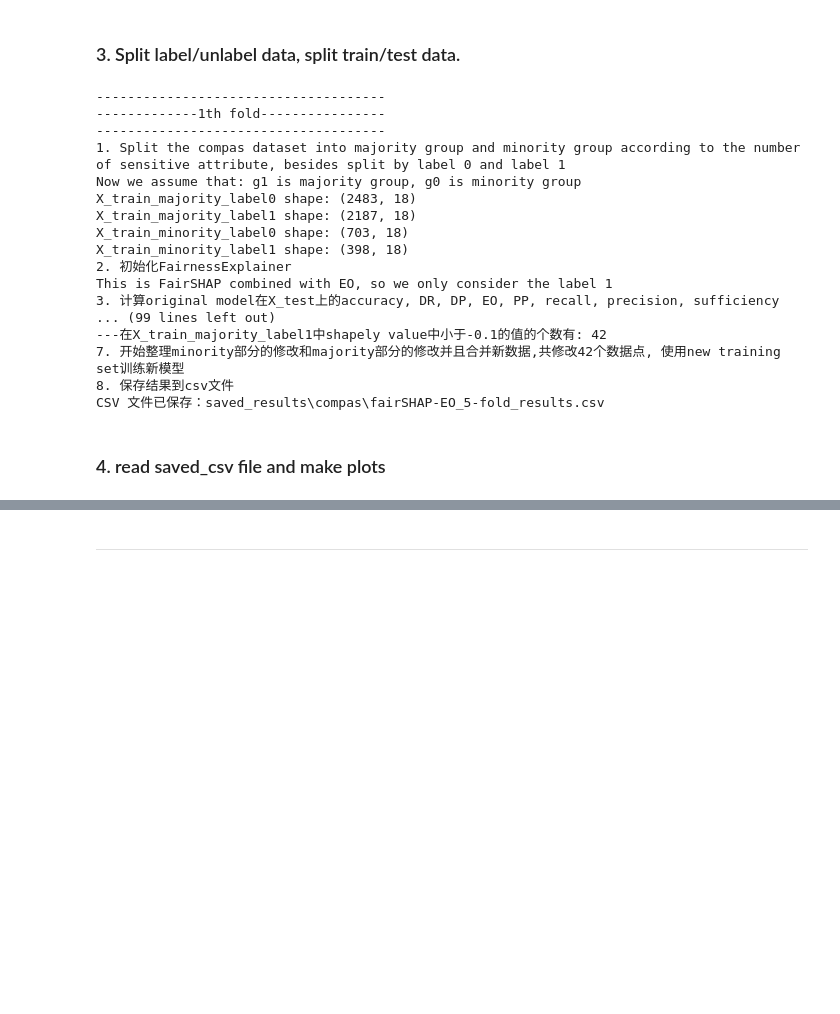
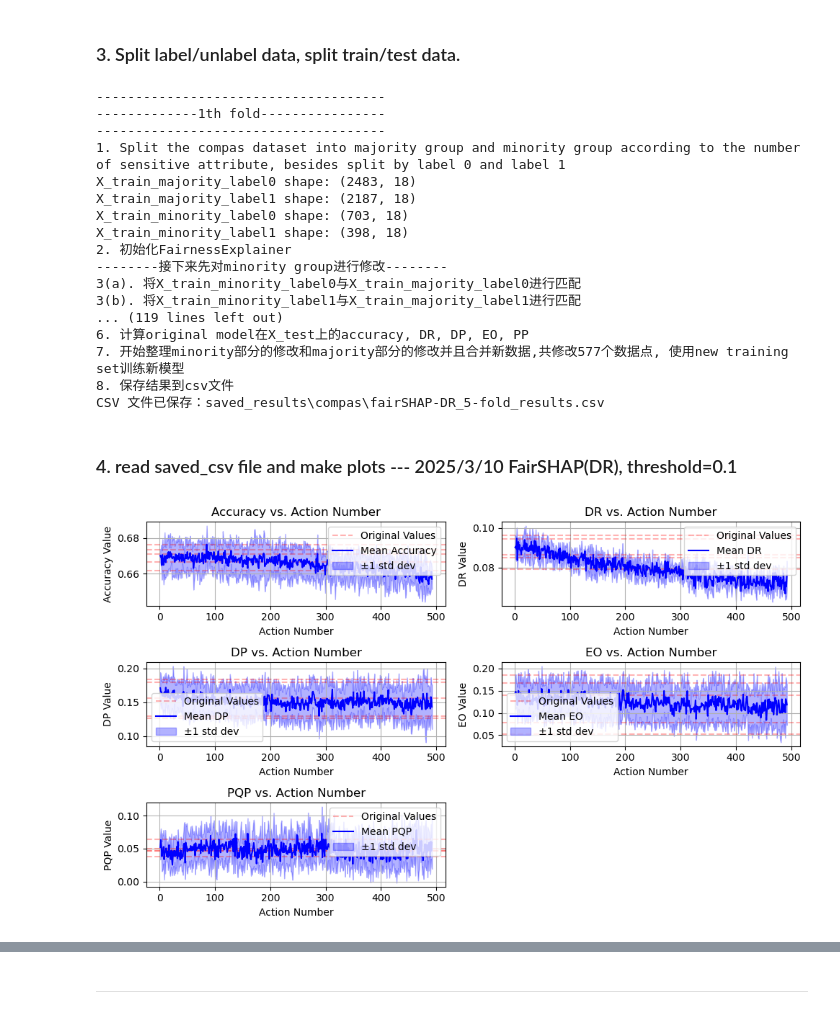
Before and after one commit to youlei202/FairSHAP, a Jupyter notebook: zzzz_5fold_compas.ipynb, the cells around one changed output, grey strips where cells are left out. Saved outputs shown, nothing was run; the diff lists cells and outputs as text; code cells hidden in the pictures; blank space fills up the shorter version.

Commit message:
renew viz functions and rerun first 3 datasets' experiments

```diff
--- a/zzzz_5fold_compas.ipynb
+++ b/zzzz_5fold_compas.ipynb
@@ -36,24 +36,24 @@ y = df['two_year_recid']
 # %%
 from src.evaluation.five_fold_cross_validation import evaluate_model
 model = XGBClassifier()
-evaluate_model(model=model, X_train=X, y_train=y, num_folds=5, dataset_name='compas', fairshap_base='EO')
+evaluate_model(model=model, X_train=X, y_train=y, num_folds=5, dataset_name='compas', fairshap_base='DR')
 # %% [output]
 -------------------------------------
 -------------1th fold----------------
 -------------------------------------
 1. Split the compas dataset into majority group and minority group according to the number of sensitive attribute, besides split by label 0 and label 1
-Now we assume that: g1 is majority group, g0 is minority group
 X_train_majority_label0 shape: (2483, 18)
 X_train_majority_label1 shape: (2187, 18)
 X_train_minority_label0 shape: (703, 18)
 X_train_minority_label1 shape: (398, 18)
 2. 初始化FairnessExplainer
-This is FairSHAP combined with EO, so we only consider the label 1
-3. 计算original model在X_test上的accuracy, DR, DP, EO, PP, recall, precision, sufficiency
-... (99 lines left out)
----在X_train_majority_label1中shapely value中小于-0.1的值的个数有: 42
-7. 开始整理minority部分的修改和majority部分的修改并且合并新数据,共修改42个数据点, 使用new training set训练新模型
+--------接下来先对minority group进行修改--------
+3(a). 将X_train_minority_label0与X_train_majority_label0进行匹配
+3(b). 将X_train_minority_label1与X_train_majority_label1进行匹配
+... (119 lines left out)
+6. 计算original model在X_test上的accuracy, DR, DP, EO, PP
+7. 开始整理minority部分的修改和majority部分的修改并且合并新数据,共修改577个数据点, 使用new training set训练新模型
 8. 保存结果到csv文件
-CSV 文件已保存：saved_results\compas\fairSHAP-EO_5-fold_results.csv
+CSV 文件已保存：saved_results\compas\fairSHAP-DR_5-fold_results.csv
 # %% [markdown]
-### 4. read saved_csv file and make plots
+### 4. read saved_csv file and make plots --- 2025/3/10 FairSHAP(DR), threshold=0.1
@@ -67,27 +60,61 @@ def extract_original_values(fold):
 # %%
 import pandas as pd
 import numpy as np
+from src.visualization.visualization2 import plot_results
 
-fold1 = pd.read_csv('saved_results/compas/1-fold_results.csv')
-fold2 = pd.read_csv('saved_results/compas/2-fold_results.csv')
-fold3 = pd.read_csv('saved_results/compas/3-fold_results.csv')
-fold4 = pd.read_csv('saved_results/compas/4-fold_results.csv')
-fold5 = pd.read_csv('saved_results/compas/5-fold_results.csv')
+def extract_original_values(fold):
+    original_accuracy = fold.loc[0, 'new_accuracy']
+    original_DR = fold.loc[0, 'new_DR']
+    original_DP = fold.loc[0, 'new_DP']
+    original_EO = fold.loc[0, 'new_EO']
+    original_PQP = fold.loc[0, 'new_PQP']
+    # original_recall = fold.loc[0, 'new_recall']
+    # original_precision = fold.loc[0, 'new_precision']
+    # original_sufficiency = fold.loc[0, 'new_sufficiency']
+    return original_accuracy, original_DR, original_DP, original_EO, original_PQP
 
-fold1_original_DR, fold1_original_DP, fold1_original_EO, fold1_original_PQP = extract_original_values(fold1)
-fold2_original_DR, fold2_original_DP, fold2_original_EO, fold2_original_PQP = extract_original_values(fold2)
-fold3_original_DR, fold3_original_DP, fold3_original_EO, fold3_original_PQP = extract_original_values(fold3)
-fold4_original_DR, fold4_original_DP, fold4_original_EO, fold4_original_PQP = extract_original_values(fold4)
-fold5_original_DR, fold5_original_DP, fold5_original_EO, fold5_original_PQP = extract_original_values(fold5)
+fold1 = pd.read_csv('saved_results/compas/fairSHAP-DR_1-fold_results.csv')
+fold2 = pd.read_csv('saved_results/compas/fairSHAP-DR_2-fold_results.csv')
+fold3 = pd.read_csv('saved_results/compas/fairSHAP-DR_3-fold_results.csv')
+fold4 = pd.read_csv('saved_results/compas/fairSHAP-DR_4-fold_results.csv')
+fold5 = pd.read_csv('saved_results/compas/fairSHAP-DR_5-fold_results.csv')
+
+fold1_original_values = extract_original_values(fold1)
+fold2_original_values = extract_original_values(fold2)
+fold3_original_values = extract_original_values(fold3)
+fold4_original_values = extract_original_values(fold4)
+fold5_original_values = extract_original_values(fold5)
 
 fold1.drop(fold1.index[0], inplace=True)
 fold2.drop(fold2.index[0], inplace=True)
 fold3.drop(fold3.index[0], inplace=True)
 fold4.drop(fold4.index[0], inplace=True)
 fold5.drop(fold5.index[0], inplace=True)
 
 folds = [fold1, fold2, fold3, fold4, fold5]
-original_drs = [fold1_original_DR, fold2_original_DR, fold3_original_DR, fold4_original_DR, fold5_original_DR]
-original_dps = [fold1_original_DP, fold2_original_DP, fold3_original_DP, fold4_original_DP, fold5_original_DP]
-original_eos = [fold1_original_EO, fold2_original_EO, fold3_original_EO, fold4_original_EO, fold5_original_EO]
-original_pqps = [fold1_original_PQP, fold2_original_PQP, fold3_original_PQP, fold4_original_PQP, fold5_original_PQP]
+original_accuracy = [fold1_original_values[0], fold2_original_values[0], fold3_original_values[0], fold4_original_values[0], fold5_original_values[0]]
+original_drs = [fold1_original_values[1], fold2_original_values[1], fold3_original_values[1], fold4_original_values[1], fold5_original_values[1]]
+original_dps = [fold1_original_values[2], fold2_original_values[2], fold3_original_values[2], fold4_original_values[2], fold5_original_values[2]]
+original_eos = [fold1_original_values[3], fold2_original_values[3], fold3_original_values[3], fold4_original_values[3], fold5_original_values[3]]
+original_pqps = [fold1_original_values[4], fold2_original_values[4], fold3_original_values[4], fold4_original_values[4], fold5_original_values[4]]
+# original_recalls = [fold1_original_values[4], fold2_original_values[4], fold3_original_values[4], fold4_original_values[4], fold5_original_values[4]]
+# original_precisions = [fold1_original_values[5], fold2_original_values[5], fold3_original_values[5], fold4_original_values[5], fold5_original_values[5]]
+# original_sufficiencies = [fold1_original_values[6], fold2_original_values[6], fold3_original_values[6], fold4_original_values[6], fold5_original_values[6]]
+
+# 调用函数
+plot_results(
+    folds=folds,
+    original_accuracy=original_accuracy,
+    original_DR=original_drs,
+    original_DP=original_dps,
+    original_EO=original_eos,
+    original_PQP=original_pqps,
+    stop_when_no_data=3,
+    min_action=1,
+    figsize=(10, 6),
+    fill_alpha=0.3,
+    fill_color='b',
+    red_alpha=0.3  # 红线透明度
+)
+# %% [output]
+[figure, added]
```
Also changed, not shown: parts of 6 cells of this notebook, 10 other files.
